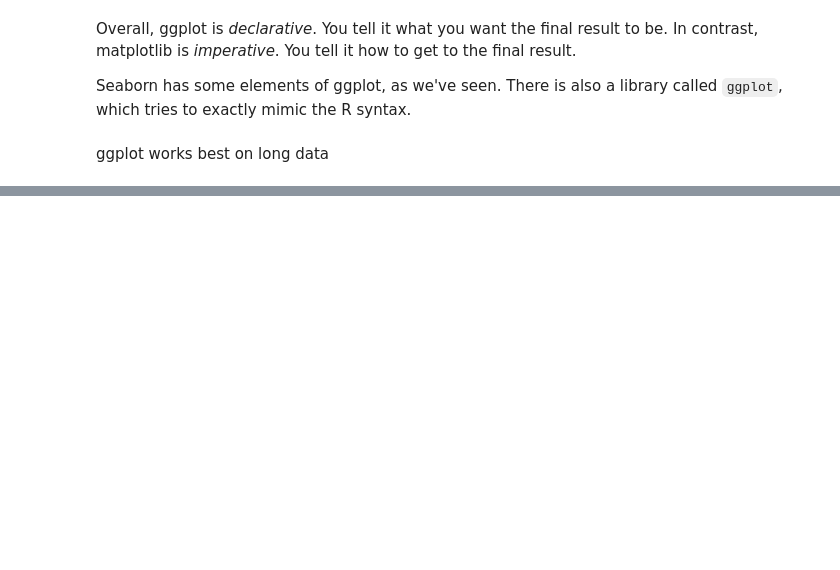
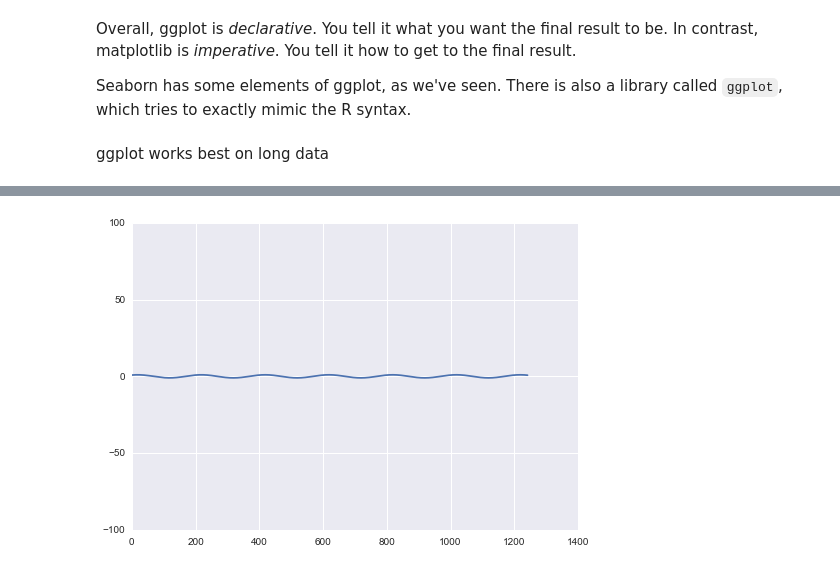
Before and after one commit to hsharrison/open-source-science-workshop, a Jupyter notebook: sessions/2014-07-10/2-advanced-plotting.ipynb, the cells around one changed output, grey strips where cells are left out. Saved outputs shown, nothing was run; the diff lists cells and outputs as text; code cells hidden in the pictures; blank space fills up the shorter version.

```diff
--- a/sessions/2014-07-10/2-advanced-plotting.ipynb
+++ b/sessions/2014-07-10/2-advanced-plotting.ipynb
@@ -353,0 +536,14 @@ gg.ggplot(gg.aes(xmin=0, xmax=1, ymin=0, ymax=1, color='vote', fill='vote'),
+# %%
+def generate_data(amplitude=1, noise=0):
+    deterministic = amplitude * np.sin(np.arange(1,40, np.pi/100))
+    noise = noise * np.random.randn(*deterministic.shape)
+    plt.ylim([-100, 100])
+    return deterministic + noise
+
+
+def generate_and_plot(**kwargs):
+    plt.plot(generate_data(**kwargs))
+# %%
+generate_and_plot()
+# %% [output]
+[figure, added]
```
Also changed, not shown: parts of 51 cells of this notebook, 1 other file.
